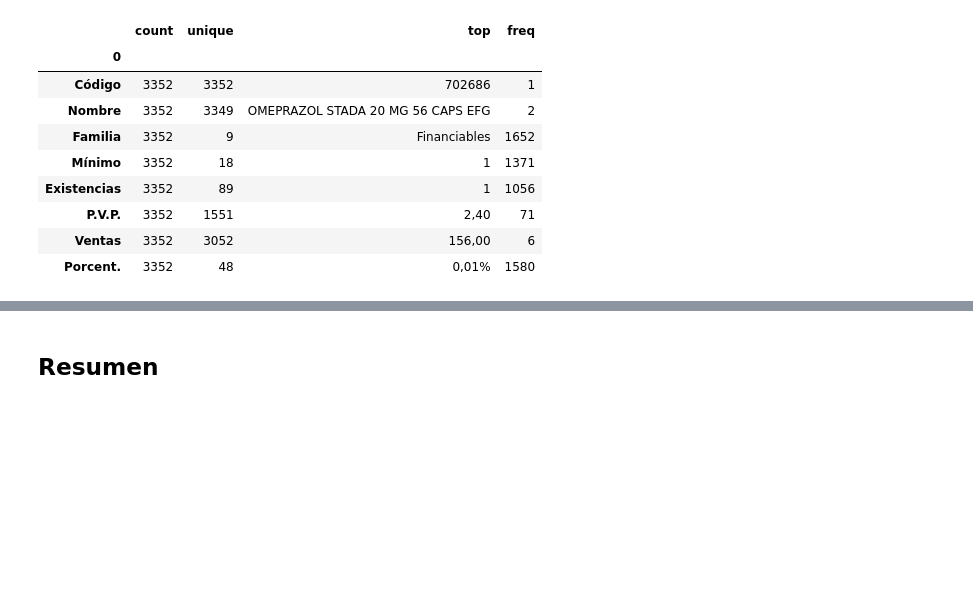
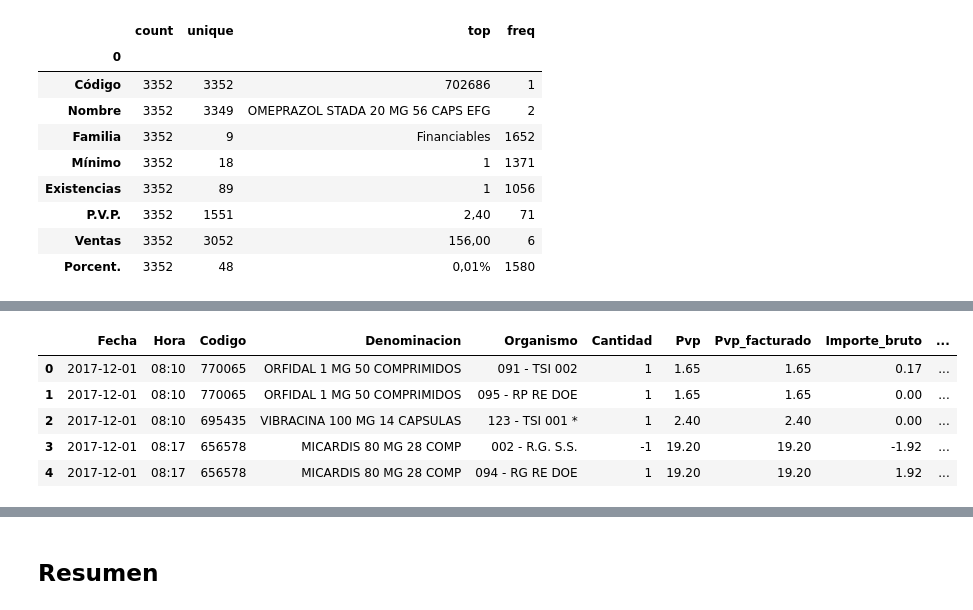
Before and after one commit to Blanca95/Final_proyect_SME_real_case, a Jupyter notebook: notebook/1_ETL.ipynb, the cells around one changed output, grey strips where cells are left out. Cells and saved outputs as stored; diff of their text form; code cells hidden in the pictures; blank space fills up the shorter version.

```diff
--- a/notebook/1_ETL.ipynb
+++ b/notebook/1_ETL.ipynb
@@ -105,0 +163,11 @@ df.describe().T
+# %%
+dic_17['Fecha'] = pd.to_datetime(dic_17['Fecha'], format='%d/%m/%y')
+dic_17['Ticket'] = dic_17.groupby(['Puesto', 'Vendedor', 'Fecha', 'Hora'])['Pvp_facturado'].transform('sum')
+dic_17.head()
+# %% [output]
+|  | Fecha | Hora | Codigo | Denominacion | Organismo | Cantidad | Pvp | Pvp_facturado | Importe_bruto | ... |
+| 0 | 2017-12-01 | 08:10 | 770065 | ORFIDAL 1 MG 50 COMPRIMIDOS | 091 - TSI 002 | 1 | 1.65 | 1.65 | 0.17 | ... |
+| 1 | 2017-12-01 | 08:10 | 770065 | ORFIDAL 1 MG 50 COMPRIMIDOS | 095 - RP RE DOE | 1 | 1.65 | 1.65 | 0.00 | ... |
+| 2 | 2017-12-01 | 08:10 | 695435 | VIBRACINA 100 MG 14 CAPSULAS | 123 - TSI 001 * | 1 | 2.40 | 2.40 | 0.00 | ... |
+| 3 | 2017-12-01 | 08:17 | 656578 | MICARDIS 80 MG 28 COMP | 002 - R.G. S.S. | -1 | 19.20 | 19.20 | -1.92 | ... |
+| 4 | 2017-12-01 | 08:17 | 656578 | MICARDIS 80 MG 28 COMP | 094 - RG RE DOE | 1 | 19.20 | 19.20 | 1.92 | ... |
```
Also changed, not shown: parts of 14 cells of this notebook, 9 other files.
